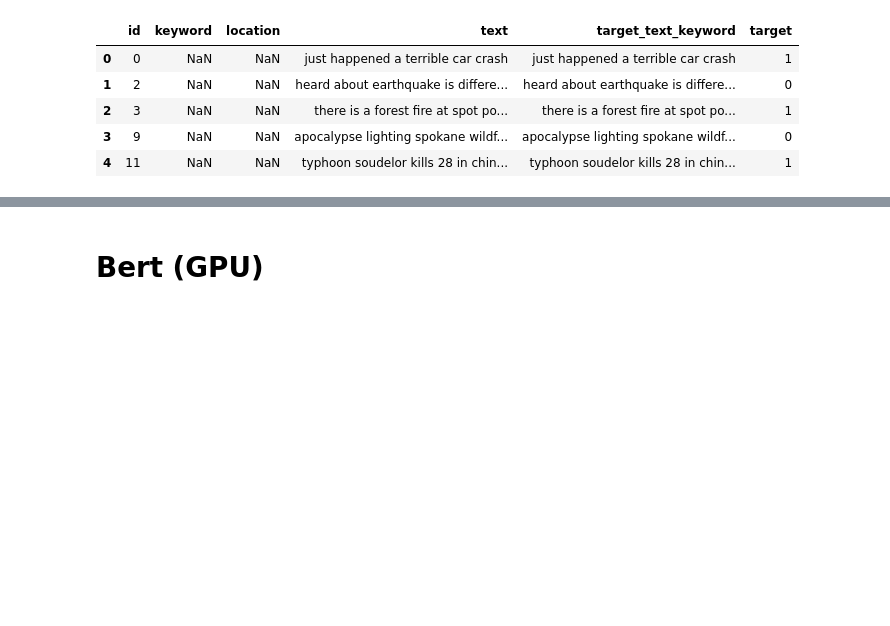
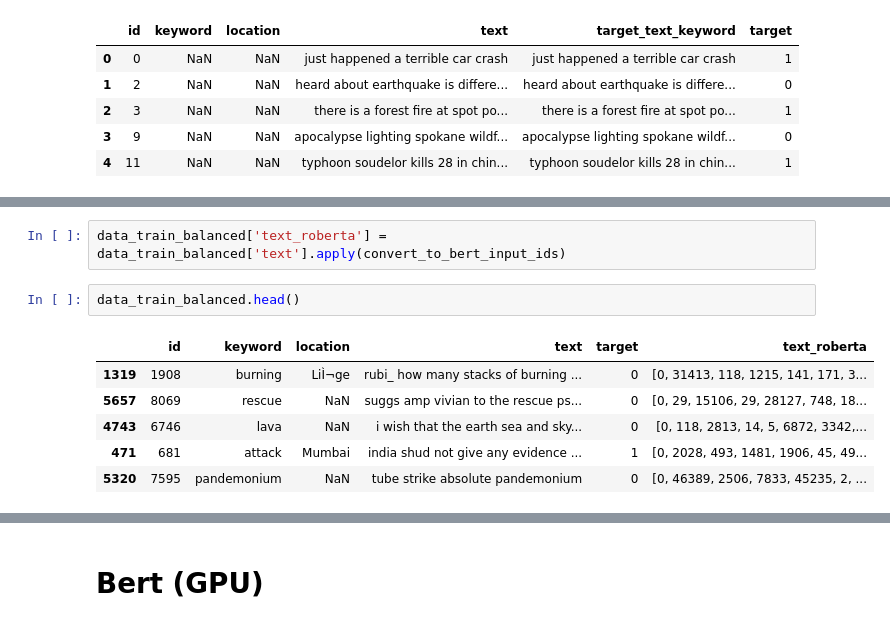
Before and after one commit to Maksym-Kryvenko/NLP_with_Disaster_Tweets, a Jupyter notebook: main.ipynb, the cells around one changed output, grey strips where cells are left out. Saved outputs shown, nothing was run; the diff lists cells and outputs as text; blank space fills up the shorter version.

```diff
--- a/main.ipynb
+++ b/main.ipynb
@@ -177,0 +210,11 @@ data_test.head()
+# %%
+data_train_balanced['text_roberta'] = data_train_balanced['text'].apply(convert_to_bert_input_ids)
+# %%
+data_train_balanced.head()
+# %% [output]
+|  | id | keyword | location | text | target | text_roberta |
+| 1319 | 1908 | burning | LiÌ¬ge | rubi_ how many stacks of burning ... | 0 | [0, 31413, 118, 1215, 141, 171, 3... |
+| 5657 | 8069 | rescue | NaN | suggs amp vivian to the rescue ps... | 0 | [0, 29, 15106, 29, 28127, 748, 18... |
+| 4743 | 6746 | lava | NaN | i wish that the earth sea and sky... | 0 | [0, 118, 2813, 14, 5, 6872, 3342,... |
+| 471 | 681 | attack | Mumbai | india shud not give any evidence ... | 1 | [0, 2028, 493, 1481, 1906, 45, 49... |
+| 5320 | 7595 | pandemonium | NaN | tube strike absolute pandemonium | 0 | [0, 46389, 2506, 7833, 45235, 2, ... |
```
Also changed, not shown: parts of 17 cells of this notebook.
